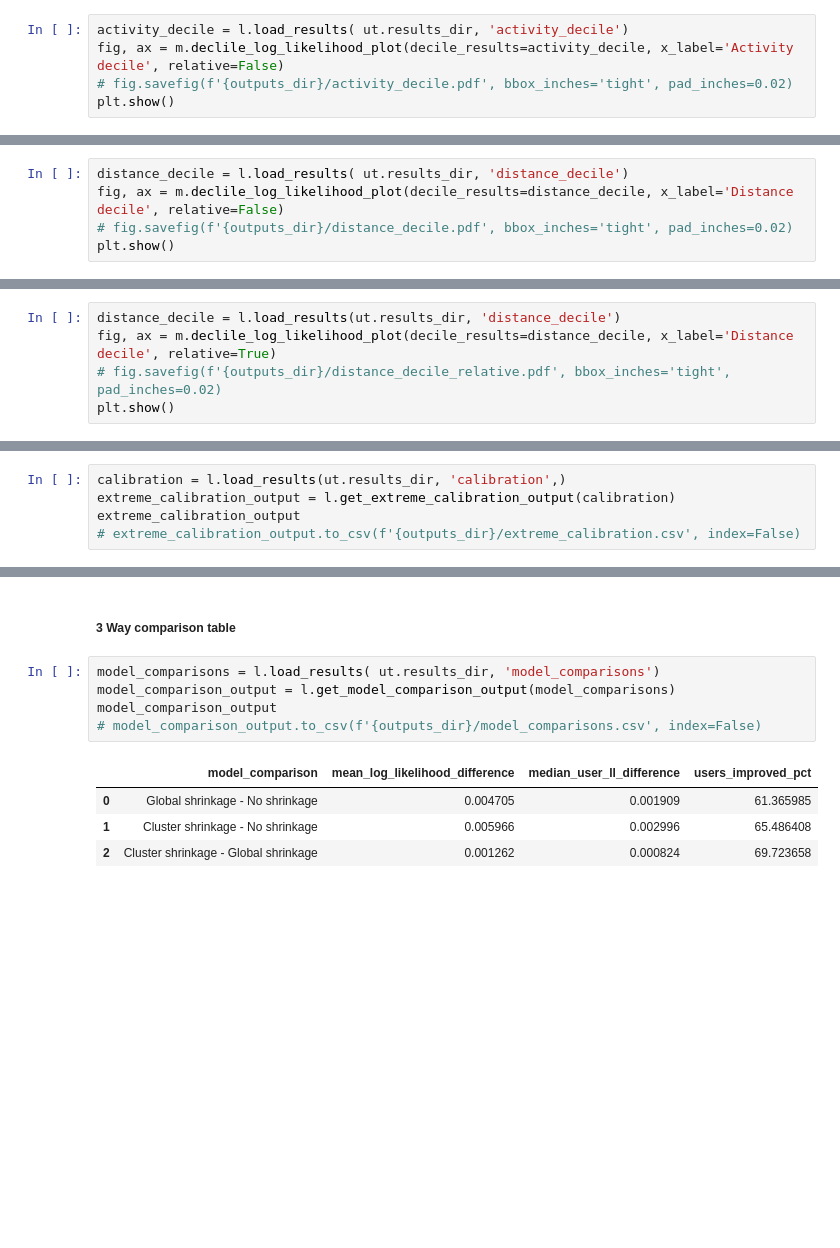
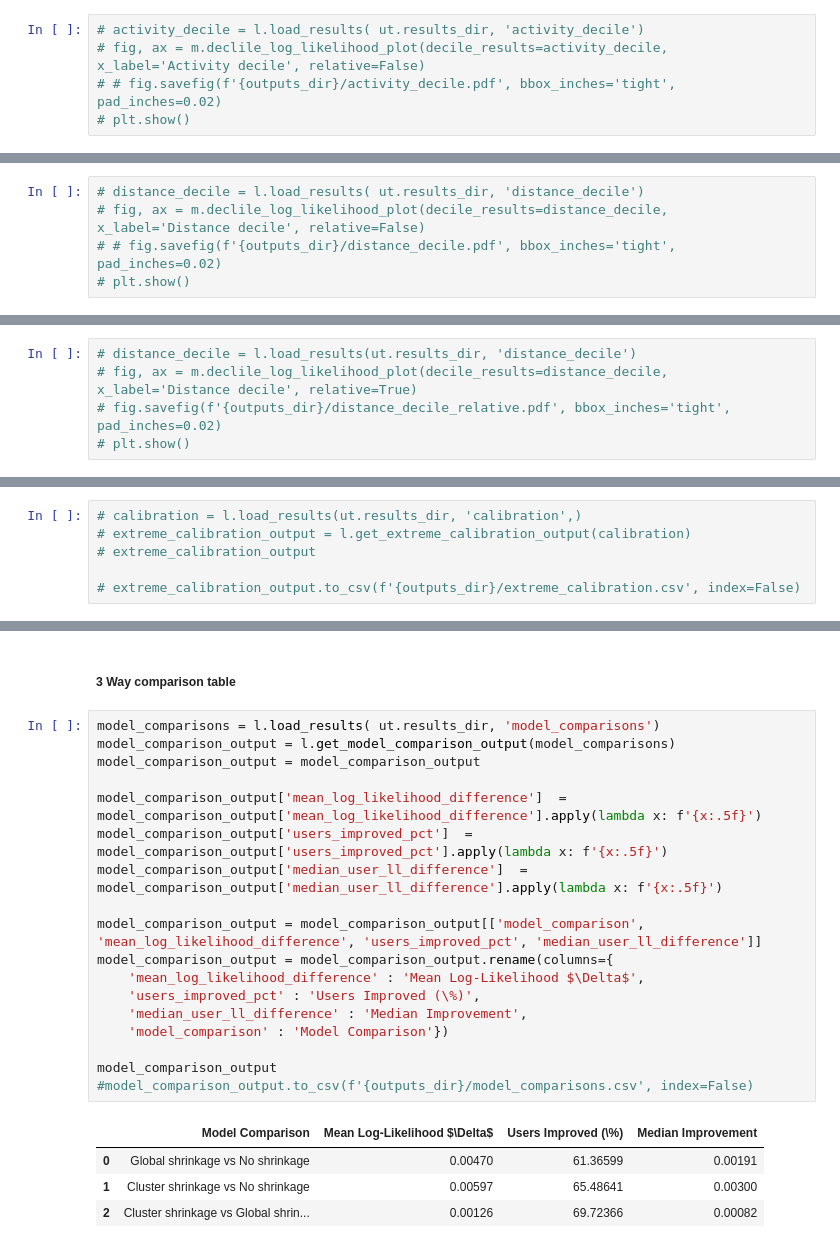
Before and after one commit to adam-broomhead/cybersecurity_thesis, a Jupyter notebook: notebooks/Pipeline_py/203_results_analysis.ipynb, the cells around one changed output, grey strips where cells are left out. Cells and saved outputs as stored; diff of their text form; blank space fills up the shorter version.

```diff
--- a/notebooks/Pipeline_py/203_results_analysis.ipynb
+++ b/notebooks/Pipeline_py/203_results_analysis.ipynb
@@ -104,7 +105,7 @@ l.store_results(user_type_summary, ut.results_dir, 'user_type_summary')
 # %% [markdown]
 ##### Activity decile plot
 # %%
-activity_decile = l.load_results( ut.results_dir, 'activity_decile')
-fig, ax = m.declile_log_likelihood_plot(decile_results=activity_decile, x_label='Activity decile', relative=False)
-# fig.savefig(f'{outputs_dir}/activity_decile.pdf', bbox_inches='tight', pad_inches=0.02)
-plt.show()
+# activity_decile = l.load_results( ut.results_dir, 'activity_decile')
+# fig, ax = m.declile_log_likelihood_plot(decile_results=activity_decile, x_label='Activity decile', relative=False)
+# # fig.savefig(f'{outputs_dir}/activity_decile.pdf', bbox_inches='tight', pad_inches=0.02)
+# plt.show()
@@ -120,7 +119,7 @@ plt.show()
 # %% [markdown]
 ##### Distance decile plot
 # %%
-distance_decile = l.load_results( ut.results_dir, 'distance_decile')
-fig, ax = m.declile_log_likelihood_plot(decile_results=distance_decile, x_label='Distance decile', relative=False)
-# fig.savefig(f'{outputs_dir}/distance_decile.pdf', bbox_inches='tight', pad_inches=0.02)
-plt.show()
+# distance_decile = l.load_results( ut.results_dir, 'distance_decile')
+# fig, ax = m.declile_log_likelihood_plot(decile_results=distance_decile, x_label='Distance decile', relative=False)
+# # fig.savefig(f'{outputs_dir}/distance_decile.pdf', bbox_inches='tight', pad_inches=0.02)
+# plt.show()
@@ -129,6 +126,6 @@ plt.show()
 # %%
-distance_decile = l.load_results(ut.results_dir, 'distance_decile')
-fig, ax = m.declile_log_likelihood_plot(decile_results=distance_decile, x_label='Distance decile', relative=True)
+# distance_decile = l.load_results(ut.results_dir, 'distance_decile')
+# fig, ax = m.declile_log_likelihood_plot(decile_results=distance_decile, x_label='Distance decile', relative=True)
 # fig.savefig(f'{outputs_dir}/distance_decile_relative.pdf', bbox_inches='tight', pad_inches=0.02)
-plt.show()
+# plt.show()
 # %% [output]
@@ -154,5 +151,6 @@ plt.show()
 # %%
-calibration = l.load_results(ut.results_dir, 'calibration',)
-extreme_calibration_output = l.get_extreme_calibration_output(calibration)
-extreme_calibration_output
+# calibration = l.load_results(ut.results_dir, 'calibration',)
+# extreme_calibration_output = l.get_extreme_calibration_output(calibration)
+# extreme_calibration_output
+
 # extreme_calibration_output.to_csv(f'{outputs_dir}/extreme_calibration.csv', index=False)
@@ -192,10 +190,23 @@ overall_performance_output
 # %%
 model_comparisons = l.load_results( ut.results_dir, 'model_comparisons')
 model_comparison_output = l.get_model_comparison_output(model_comparisons)
+model_comparison_output = model_comparison_output
+
+model_comparison_output['mean_log_likelihood_difference']  = model_comparison_output['mean_log_likelihood_difference'].apply(lambda x: f'{x:.5f}')
+model_comparison_output['users_improved_pct']  = model_comparison_output['users_improved_pct'].apply(lambda x: f'{x:.5f}')
+model_comparison_output['median_user_ll_difference']  = model_comparison_output['median_user_ll_difference'].apply(lambda x: f'{x:.5f}')
+
+model_comparison_output = model_comparison_output[['model_comparison', 'mean_log_likelihood_difference', 'users_improved_pct', 'median_user_ll_difference']]
+model_comparison_output = model_comparison_output.rename(columns={
+    'mean_log_likelihood_difference' : 'Mean Log-Likelihood $\Delta$',
+    'users_improved_pct' : 'Users Improved (\%)',
+    'median_user_ll_difference' : 'Median Improvement',
+    'model_comparison' : 'Model Comparison'})
+
 model_comparison_output
-# model_comparison_output.to_csv(f'{outputs_dir}/model_comparisons.csv', index=False)
+#model_comparison_output.to_csv(f'{outputs_dir}/model_comparisons.csv', index=False)
 # %% [output]
-|  | model_comparison | mean_log_likelihood_difference | median_user_ll_difference | users_improved_pct |
-| 0 | Global shrinkage - No shrinkage | 0.004705 | 0.001909 | 61.365985 |
-| 1 | Cluster shrinkage - No shrinkage | 0.005966 | 0.002996 | 65.486408 |
-| 2 | Cluster shrinkage - Global shrinkage | 0.001262 | 0.000824 | 69.723658 |
+|  | Model Comparison | Mean Log-Likelihood $\Delta$ | Users Improved (\%) | Median Improvement |
+| 0 | Global shrinkage vs No shrinkage | 0.00470 | 61.36599 | 0.00191 |
+| 1 | Cluster shrinkage vs No shrinkage | 0.00597 | 65.48641 | 0.00300 |
+| 2 | Cluster shrinkage vs Global shrin... | 0.00126 | 69.72366 | 0.00082 |
```
Also changed, not shown: parts of 10 cells of this notebook, 9 other files.
